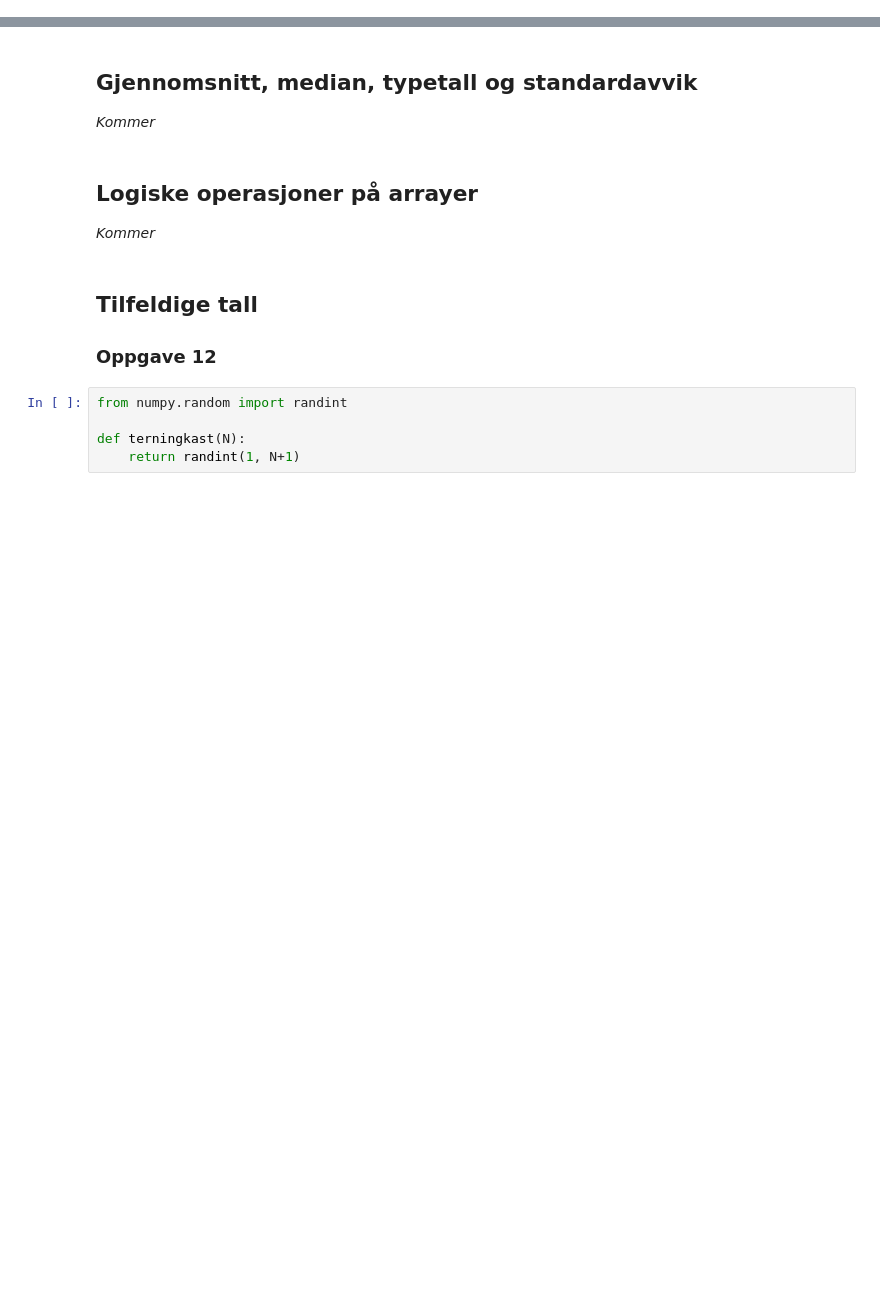
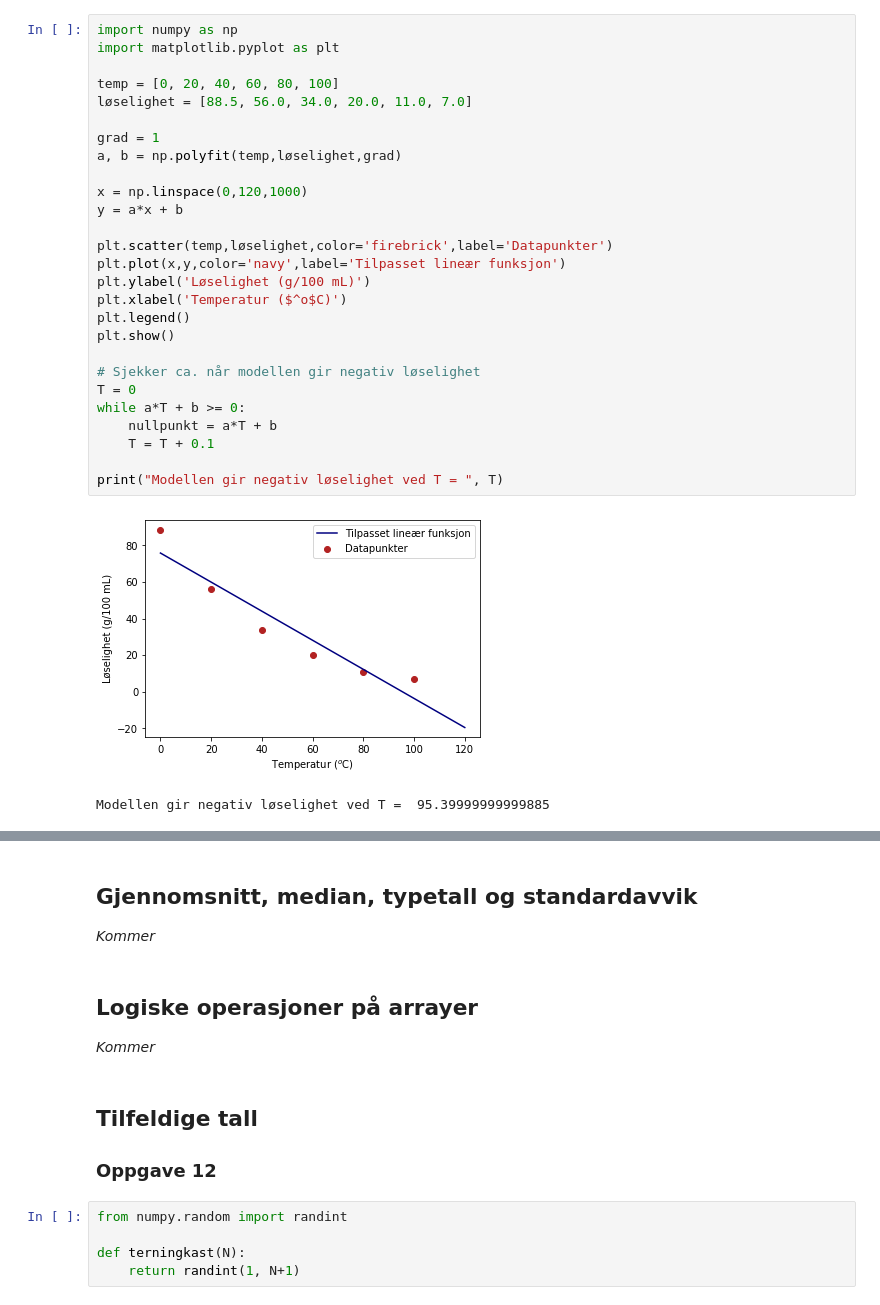
Before and after one commit to programmering-i-skolen/programmeringiskolen, a Jupyter notebook: losningsforslag/kap7.ipynb, the cells around one changed output, grey strips where cells are left out. Cells and saved outputs as stored; diff of their text form; blank space fills up the shorter version.

```diff
--- a/losningsforslag/kap7.ipynb
+++ b/losningsforslag/kap7.ipynb
@@ -5,0 +25,30 @@ _Kommer_
+# %%
+import numpy as np
+import matplotlib.pyplot as plt
+
+temp = [0, 20, 40, 60, 80, 100]
+løselighet = [88.5, 56.0, 34.0, 20.0, 11.0, 7.0]
+
+grad = 1
+a, b = np.polyfit(temp,løselighet,grad)
+
+x = np.linspace(0,120,1000)
+y = a*x + b
+
+plt.scatter(temp,løselighet,color='firebrick',label='Datapunkter')
+plt.plot(x,y,color='navy',label='Tilpasset lineær funksjon')
+plt.ylabel('Løselighet (g/100 mL)')
+plt.xlabel('Temperatur ($^o$C)')
+plt.legend()
+plt.show()
+
+# Sjekker ca. når modellen gir negativ løselighet
+T = 0
+while a*T + b >= 0:
+    nullpunkt = a*T + b
+    T = T + 0.1
+
+print("Modellen gir negativ løselighet ved T = ", T)
+# %% [output]
+[figure, added]
+Modellen gir negativ løselighet ved T =  95.39999999999885
```
Also changed, not shown: parts of 11 cells of this notebook, 1 other file.
